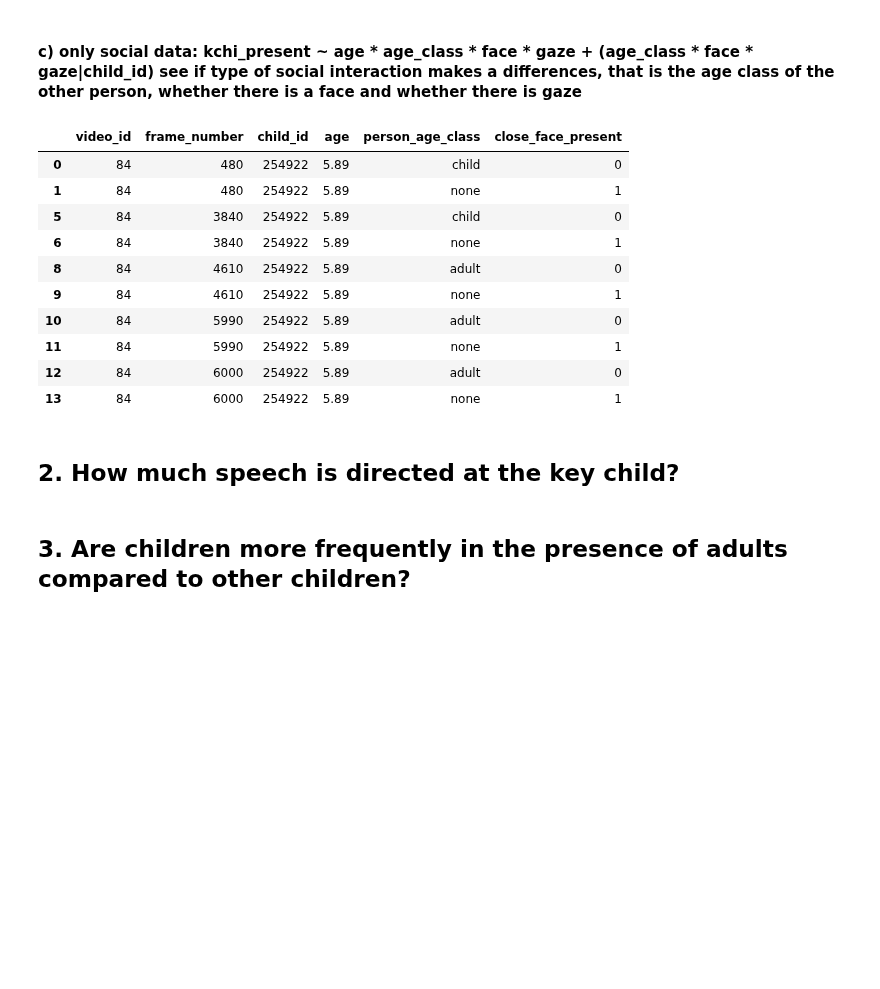
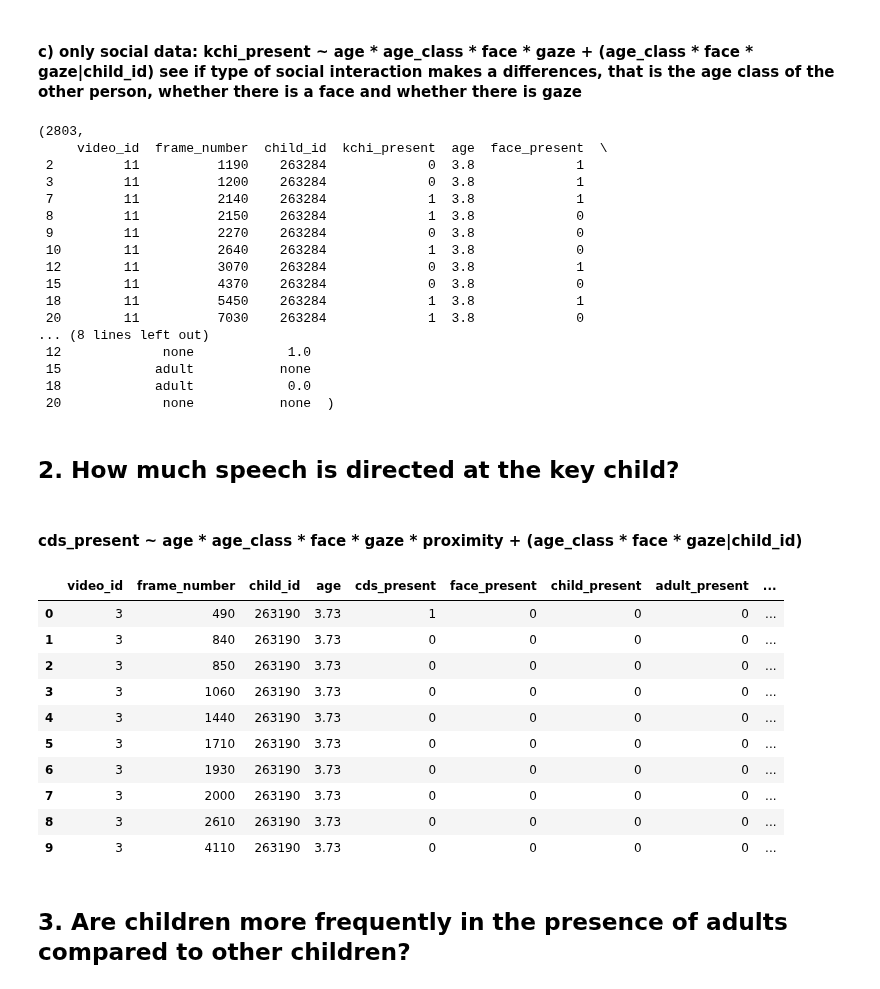
Before and after one commit to neleSuffo/naturalistic-social-analysis, a Jupyter notebook: notebooks/quantex_glmm.ipynb, the cells around one changed output. Cells and saved outputs as stored; diff of their text form; code cells hidden in the pictures; blank space fills up the shorter version.

```diff
--- a/notebooks/quantex_glmm.ipynb
+++ b/notebooks/quantex_glmm.ipynb
@@ -220,21 +280,27 @@ utterance_01b_df.head(10)
 # %% [markdown]
 #### c) only social data: kchi_present ~ age * age_class * face * gaze + (age_class * face * gaze|child_id) see if type of social interaction makes a differences, that is the age class of the other person, whether there is a face and whether there is gaze
 # %%
-utterance_01c_df = utterance_01_df[utterance_01_df['play_context'] == 'social']
-utterance_01c_df = utterance_01c_df[['video_id', 'frame_number', 'child_id', 'age', 'person_age_class', 'close_face_present']]
+utterance_01c_df = utterance_01_df_merged[utterance_01_df_merged['play_context'] == 'social']
+utterance_01c_df = utterance_01c_df[['video_id', 'frame_number', 'child_id', 'kchi_present', 'age', 'face_present', 'person_age_class', 'gaze_direction']]
 utterance_01c_df.to_csv('/home/nele_pauline_suffo/outputs/detection_pipeline_results/utterance_01c_df.csv', index=False)
-utterance_01c_df.head(10)
+len(utterance_01c_df), utterance_01c_df.head(10)
 # %% [output]
-|  | video_id | frame_number | child_id | age | person_age_class | close_face_present |
-| 0 | 84 | 480 | 254922 | 5.89 | child | 0 |
-| 1 | 84 | 480 | 254922 | 5.89 | none | 1 |
-| 5 | 84 | 3840 | 254922 | 5.89 | child | 0 |
-| 6 | 84 | 3840 | 254922 | 5.89 | none | 1 |
-| 8 | 84 | 4610 | 254922 | 5.89 | adult | 0 |
-| 9 | 84 | 4610 | 254922 | 5.89 | none | 1 |
-| 10 | 84 | 5990 | 254922 | 5.89 | adult | 0 |
-| 11 | 84 | 5990 | 254922 | 5.89 | none | 1 |
-| 12 | 84 | 6000 | 254922 | 5.89 | adult | 0 |
-| 13 | 84 | 6000 | 254922 | 5.89 | none | 1 |
+(2803,
+     video_id  frame_number  child_id  kchi_present  age  face_present  \
+ 2         11          1190    263284             0  3.8             1
+ 3         11          1200    263284             0  3.8             1
+ 7         11          2140    263284             1  3.8             1
+ 8         11          2150    263284             1  3.8             0
+ 9         11          2270    263284             0  3.8             0
+ 10        11          2640    263284             1  3.8             0
+ 12        11          3070    263284             0  3.8             1
+ 15        11          4370    263284             0  3.8             0
+ 18        11          5450    263284             1  3.8             1
+ 20        11          7030    263284             1  3.8             0
+... (8 lines left out)
+ 12             none            1.0
+ 15            adult           none
+ 18            adult            0.0
+ 20             none           none  )
 # %% [markdown]
 ## 2. How much speech is directed at the key child?
@@ -284,2 +406,25 @@ with sqlite3.connect('/home/nele_pauline_suffo/outputs/detection_pipeline_result
+# %% [markdown]
+#### cds_present ~ age * age_class * face * gaze * proximity + (age_class * face * gaze|child_id)
+# %%
+# Load data
+with sqlite3.connect('/home/nele_pauline_suffo/outputs/detection_pipeline_results/detection_results.db') as conn:
+    utterance_02_df = pd.read_sql_query(query_02, conn)
+
+utterance_02_df_merged = merge_duplicates_02(utterance_02_df)
+utterance_02_df_merged.to_csv('/home/nele_pauline_suffo/outputs/detection_pipeline_results/utterance_02_df.csv', index=False)
+
+utterance_02_df_merged.head(10)
+# %% [output]
+|  | video_id | frame_number | child_id | age | cds_present | face_present | child_present | adult_present | ... |
+| 0 | 3 | 490 | 263190 | 3.73 | 1 | 0 | 0 | 0 | ... |
+| 1 | 3 | 840 | 263190 | 3.73 | 0 | 0 | 0 | 0 | ... |
+| 2 | 3 | 850 | 263190 | 3.73 | 0 | 0 | 0 | 0 | ... |
+| 3 | 3 | 1060 | 263190 | 3.73 | 0 | 0 | 0 | 0 | ... |
+| 4 | 3 | 1440 | 263190 | 3.73 | 0 | 0 | 0 | 0 | ... |
+| 5 | 3 | 1710 | 263190 | 3.73 | 0 | 0 | 0 | 0 | ... |
+| 6 | 3 | 1930 | 263190 | 3.73 | 0 | 0 | 0 | 0 | ... |
+| 7 | 3 | 2000 | 263190 | 3.73 | 0 | 0 | 0 | 0 | ... |
+| 8 | 3 | 2610 | 263190 | 3.73 | 0 | 0 | 0 | 0 | ... |
+| 9 | 3 | 4110 | 263190 | 3.73 | 0 | 0 | 0 | 0 | ... |
 # %% [markdown]
 ## 3. Are children more frequently in the presence of adults compared to other children?
```
Also changed, not shown: parts of 13 cells of this notebook.
